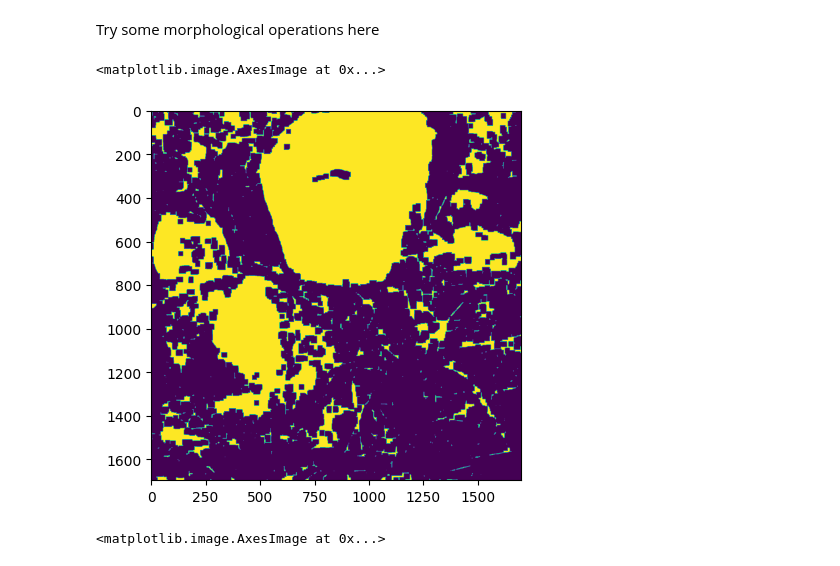
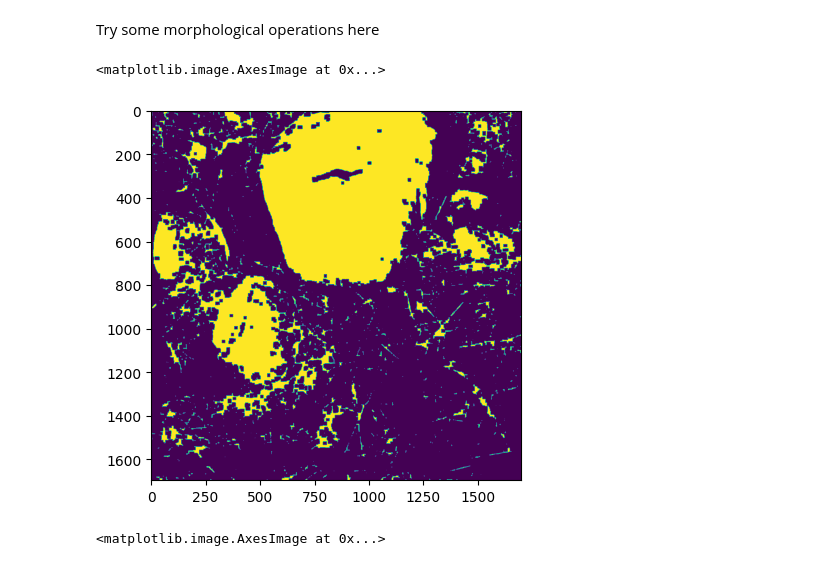
Before and after one commit to dustydells/mtech_reu_plants, a Jupyter notebook: segment_rocks.ipynb, the cells around one changed output. Cells and saved outputs as stored; diff of their text form; code cells hidden in the pictures.

```diff
--- a/segment_rocks.ipynb
+++ b/segment_rocks.ipynb
@@ -145,17 +145,16 @@ Try some morphological operations here
 # %%
 # Define kernel
 kernel = np.ones((5,5), np.uint8)
 
 morphed_img = img_as_ubyte(white)
 
-morphed_img = cv2.dilate(morphed_img, kernel, iterations = 5)
-morphed_img = cv2.erode(morphed_img, kernel, iterations = 5)
+dilated = cv2.dilate(morphed_img, kernel, iterations = 2)
+dilated_and_eroded = cv2.erode(dilated, kernel, iterations = 2)
 
-
-plt.imshow(morphed_img)
+plt.imshow(dilated_and_eroded)
 # %% [output]
 <matplotlib.image.AxesImage at 0x...>
-[figure, old version]
+[figure, new version]
 # %%
 # Define structure - connection between shapes
 s = [[1,1,1], [1,1,1], [1,1,1]] # 8 connectivity - diagonal pixels are included as part of the structure.
```
Also changed, not shown: parts of 4 cells of this notebook.
